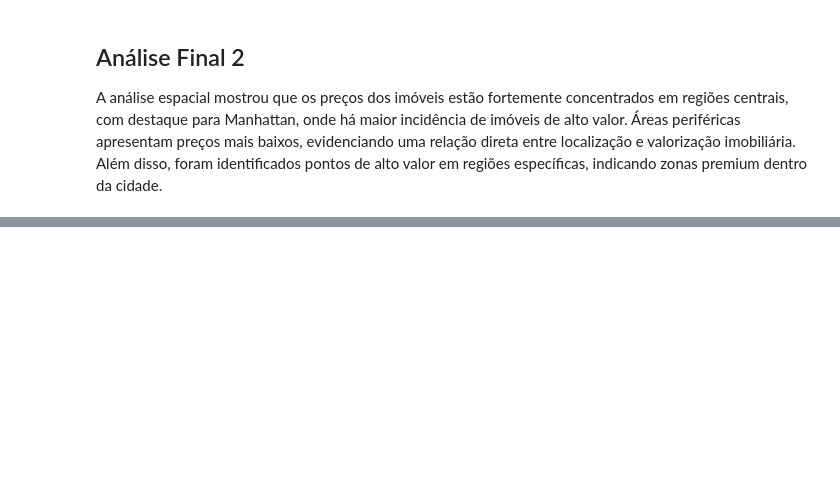
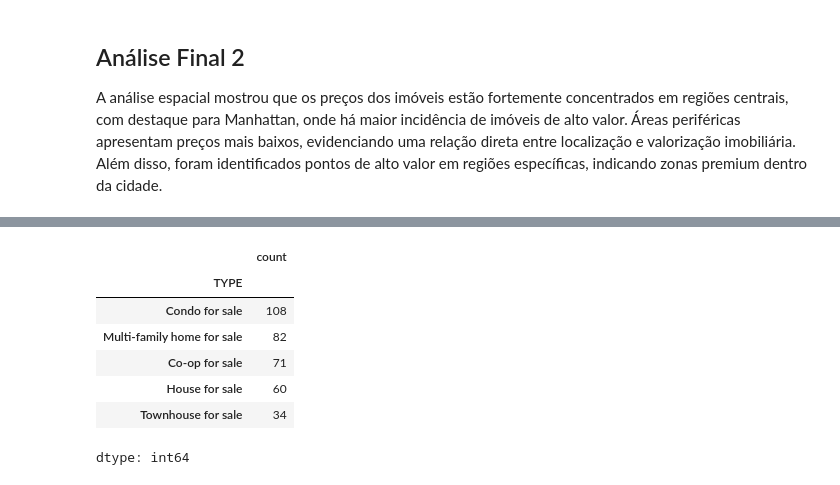
Before and after one commit to DaviSanttos/trabalho-analise-de-dados, a Jupyter notebook: mercadoimoniliario_ny_v1.ipynb, the cells around one changed output, grey strips where cells are left out. Saved outputs shown, nothing was run; the diff lists cells and outputs as text; code cells hidden in the pictures; blank space fills up the shorter version.

```diff
--- a/mercadoimoniliario_ny_v1.ipynb
+++ b/mercadoimoniliario_ny_v1.ipynb
@@ -382,0 +420,11 @@ A análise espacial mostrou que os preços dos imóveis estão fortemente concen
+# %%
+df_luxo['TYPE'].value_counts()
+# %% [output]
+|  | count |
+| TYPE |  |
+| Condo for sale | 108 |
+| Multi-family home for sale | 82 |
+| Co-op for sale | 71 |
+| House for sale | 60 |
+| Townhouse for sale | 34 |
+dtype: int64
```
Also changed, not shown: parts of 10 cells of this notebook.
